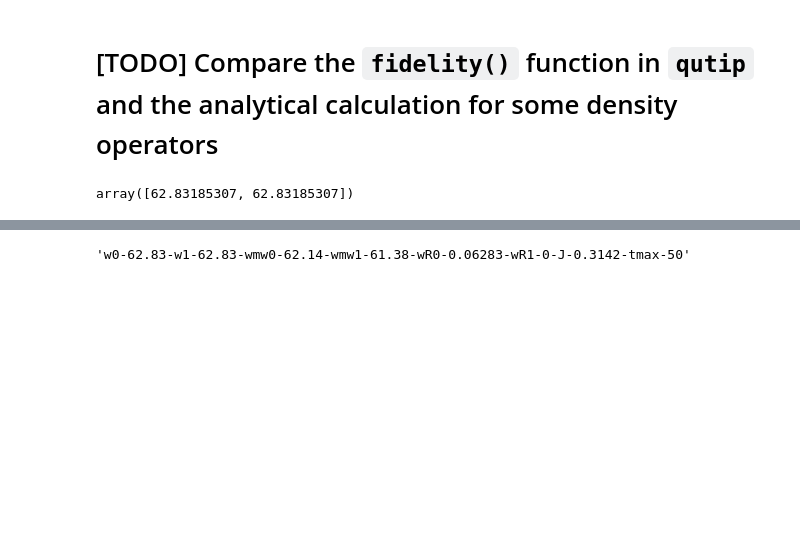
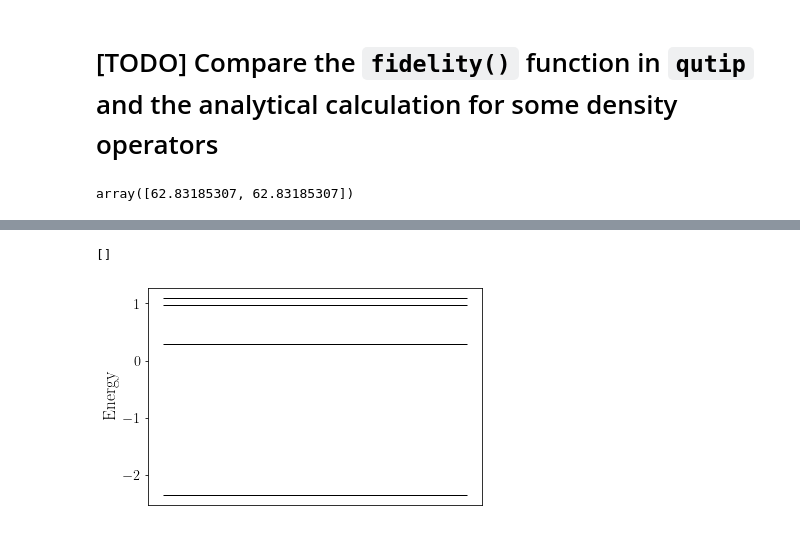
Before and after one commit to jam31118/kias-snu-winter-camp-2022, a Jupyter notebook: driven-two-interacting-qubit/driven-two-interacting-qubits.ipynb, the cells around one changed output, grey strips where cells are left out. Cells and saved outputs as stored; diff of their text form; code cells hidden in the pictures; blank space fills up the shorter version.

```diff
--- a/driven-two-interacting-qubit/driven-two-interacting-qubits.ipynb
+++ b/driven-two-interacting-qubit/driven-two-interacting-qubits.ipynb
@@ -282,7 +326,11 @@ J
-# %%
-params = (f"w0-{w[0]:.4g}-w1-{w[1]:.4g}-wmw0-{wmw[0]:.4g}-wmw1"
-          f"-{wmw[1]:.4g}-wR0-{wR[0]:.4g}-wR1-{wR[1]:.4g}-J-{J:.4g}-tmax-{tmax}")
-params
-# %% [output]
-'w0-62.83-w1-62.83-wmw0-62.14-wmw1-61.38-wR0-0.06283-wR1-0-J-0.3142-tmax-50'
+# %%
+fig, ax = plt.subplots()
+
+ax.hlines(eigvals, 0, 1, color='k', lw=1.)
+ax.set_ylabel("Energy")
+ax.xaxis.set_ticks([])
+# fig.savefig(f"energy-levels-test-005-{params}.png")
+# %% [output]
+[]
+[figure, added]
 # %%
```
Also changed, not shown: parts of 35 cells of this notebook.
